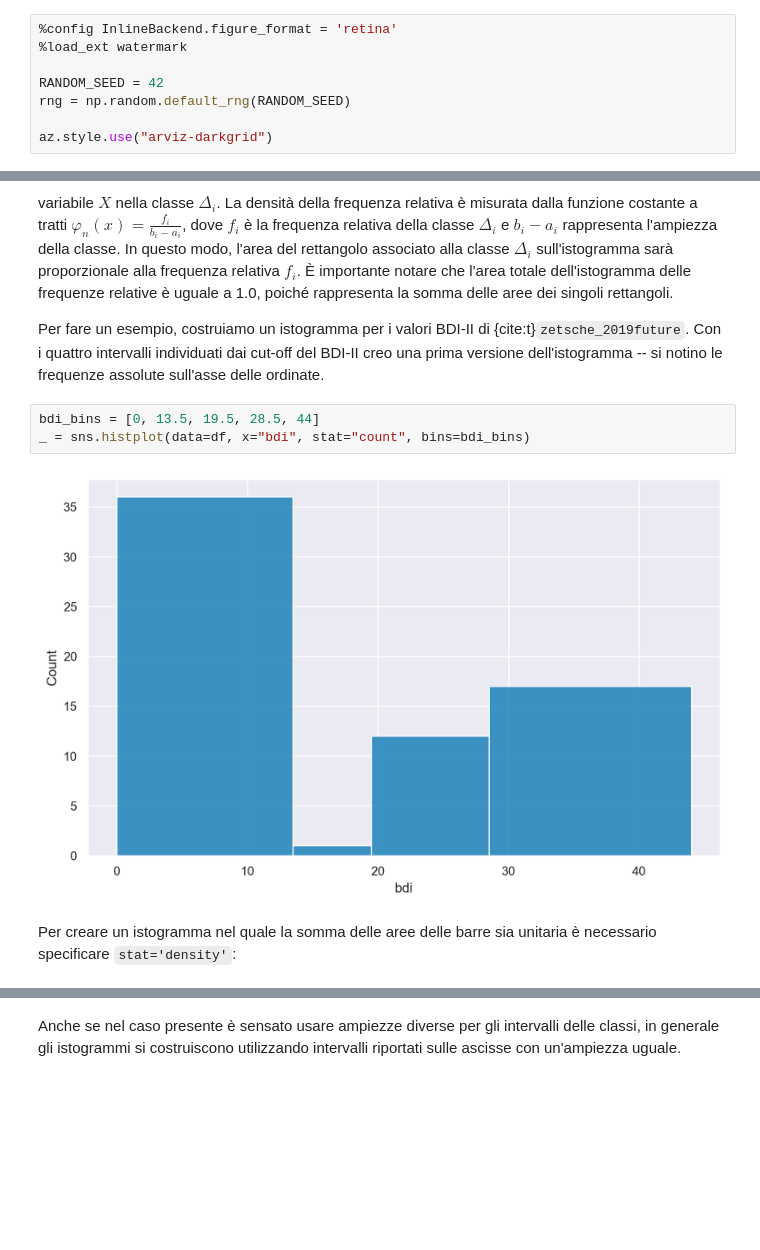
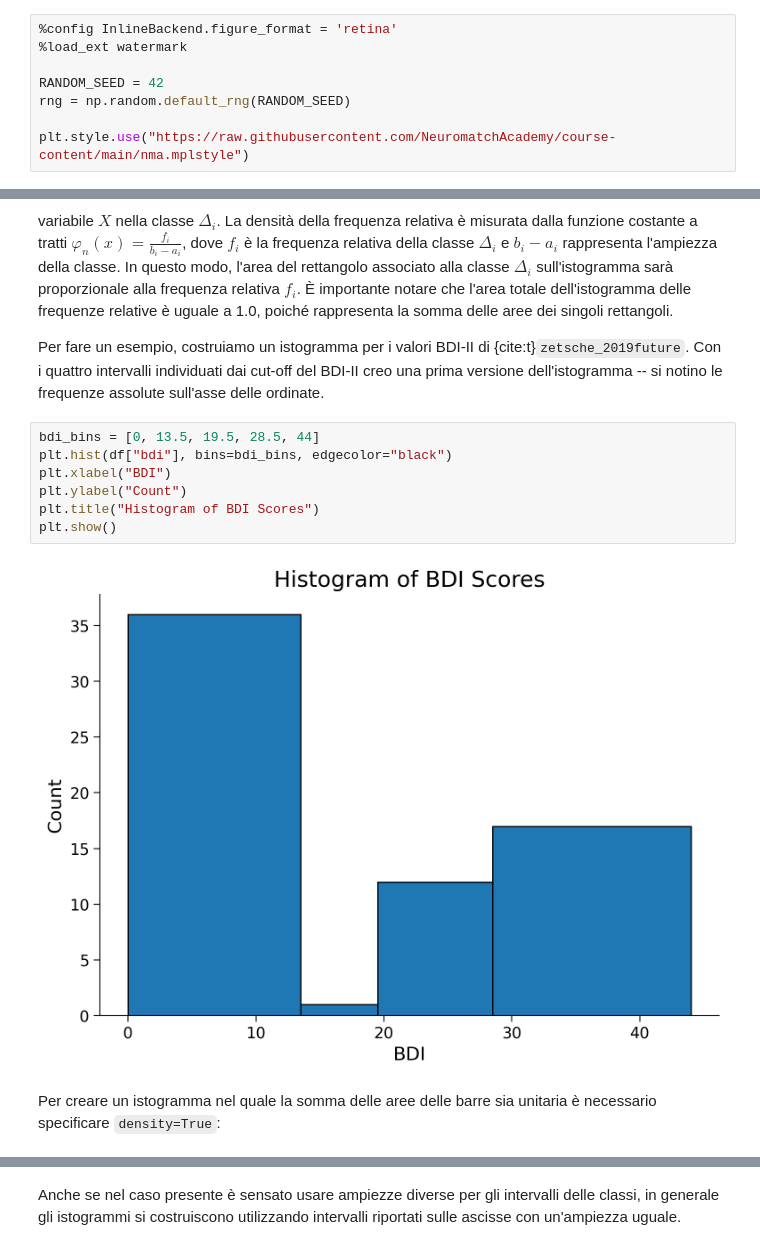
Before and after one commit to ccaudek/ds4psy, a Jupyter notebook: chapter_2/03_freq_distr.ipynb, the cells around one changed output, grey strips where cells are left out. Drawn from its saved outputs; the diff is of its cells as text; blank space fills up the shorter version.

```diff
--- a/chapter_2/03_freq_distr.ipynb
+++ b/chapter_2/03_freq_distr.ipynb
@@ -37,4 +36,4 @@ import arviz as az
 RANDOM_SEED = 42
 rng = np.random.default_rng(RANDOM_SEED)
 
-az.style.use("arviz-darkgrid")
+plt.style.use("https://raw.githubusercontent.com/NeuromatchAcademy/course-content/main/nma.mplstyle")
@@ -360,8 +362,12 @@ Una distribuzione di frequenze può essere rappresentata graficamente attraverso
 Per fare un esempio, costruiamo un istogramma per i valori BDI-II di {cite:t}`zetsche_2019future`. Con i quattro intervalli individuati dai cut-off del BDI-II creo una prima versione dell'istogramma -- si notino le frequenze assolute sull'asse delle ordinate.
 # %%
 bdi_bins = [0, 13.5, 19.5, 28.5, 44]
-_ = sns.histplot(data=df, x="bdi", stat="count", bins=bdi_bins)
+plt.hist(df["bdi"], bins=bdi_bins, edgecolor="black")
+plt.xlabel("BDI")
+plt.ylabel("Count")
+plt.title("Histogram of BDI Scores")
+plt.show()
 # %% [output]
-[figure, old version]
+[figure, new version]
 # %% [markdown]
-Per creare un istogramma nel quale la somma delle aree delle barre sia unitaria è necessario specificare `stat='density'`:
+Per creare un istogramma nel quale la somma delle aree delle barre sia unitaria è necessario specificare `density=True`:
```
Also changed, not shown: parts of 15 cells of this notebook, 30 other files.
